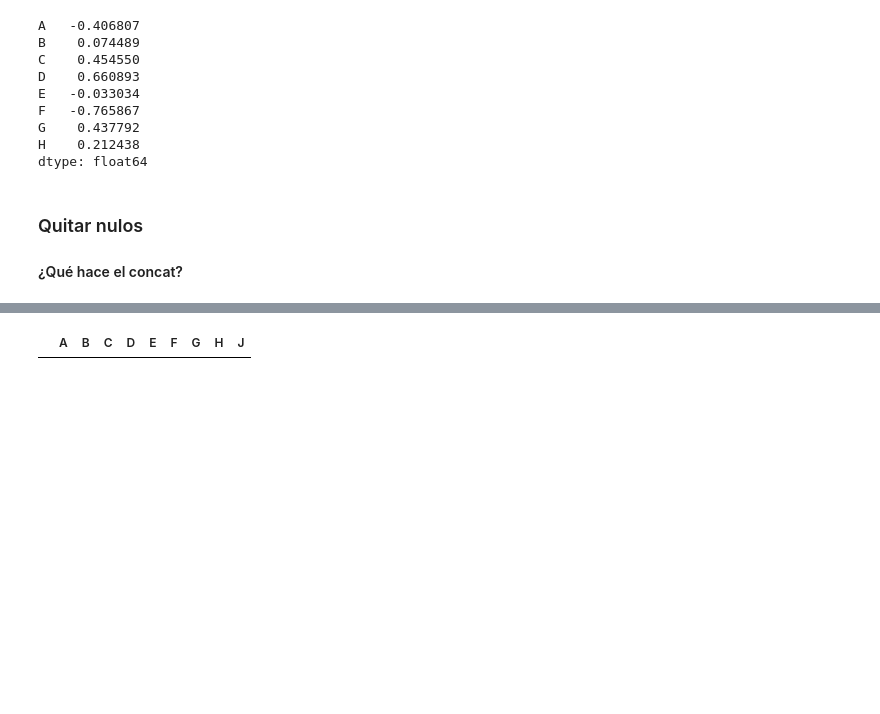
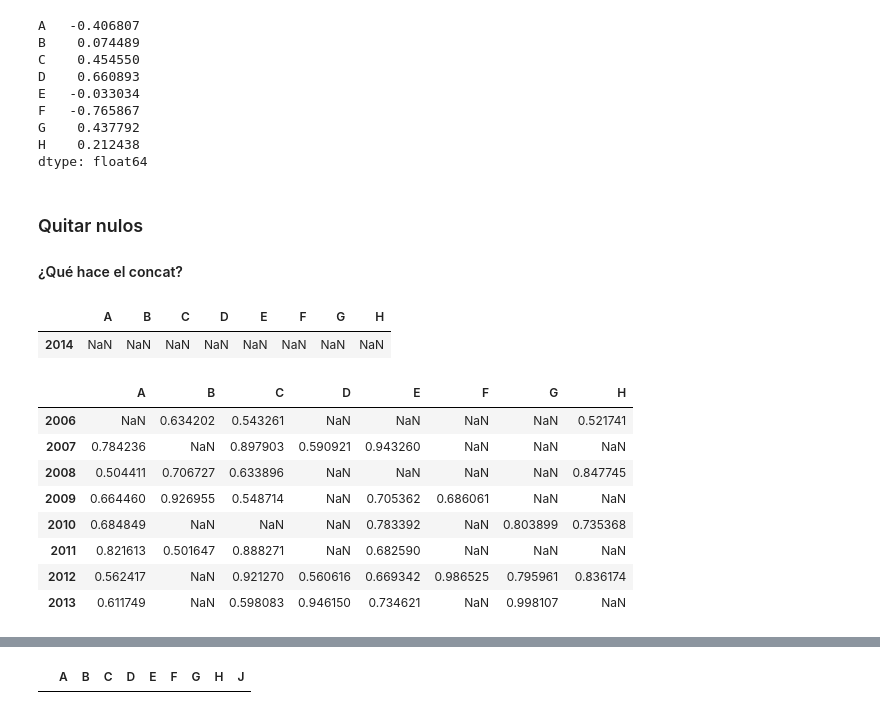
Before and after one commit to Santiago-Echeverri-Arteaga/Programacion_UQ_Fisica, a Jupyter notebook: Codigos/Clase_25/practica_pandas.ipynb, the cells around one changed output, grey strips where cells are left out. Drawn from its saved outputs; the diff is of its cells as text; code cells hidden in the pictures; blank space fills up the shorter version.

```diff
--- a/Codigos/Clase_25/practica_pandas.ipynb
+++ b/Codigos/Clase_25/practica_pandas.ipynb
@@ -552,6 +583,23 @@ dtype: float64
 ### Quitar nulos
 
 #### ¿Qué hace el concat?
+# %%
+pd.DataFrame(np.nan,index=['2014'],columns=['A','B','C','D','E','F','G','H'])
+# %% [output]
+|  | A | B | C | D | E | F | G | H |
+| 2014 | NaN | NaN | NaN | NaN | NaN | NaN | NaN | NaN |
+# %%
+frame2[frame2>0.5]
+# %% [output]
+|  | A | B | C | D | E | F | G | H |
+| 2006 | NaN | 0.634202 | 0.543261 | NaN | NaN | NaN | NaN | 0.521741 |
+| 2007 | 0.784236 | NaN | 0.897903 | 0.590921 | 0.943260 | NaN | NaN | NaN |
+| 2008 | 0.504411 | 0.706727 | 0.633896 | NaN | NaN | NaN | NaN | 0.847745 |
+| 2009 | 0.664460 | 0.926955 | 0.548714 | NaN | 0.705362 | 0.686061 | NaN | NaN |
+| 2010 | 0.684849 | NaN | NaN | NaN | 0.783392 | NaN | 0.803899 | 0.735368 |
+| 2011 | 0.821613 | 0.501647 | 0.888271 | NaN | 0.682590 | NaN | NaN | NaN |
+| 2012 | 0.562417 | NaN | 0.921270 | 0.560616 | 0.669342 | 0.986525 | 0.795961 | 0.836174 |
+| 2013 | 0.611749 | NaN | 0.598083 | 0.946150 | 0.734621 | NaN | 0.998107 | NaN |
 # %%
 null = pd.DataFrame(np.nan,index=['2014'],columns=['A','B','C','D','E','F','G','H'])
 filtered = frame2[frame2>0.5]
```
Also changed, not shown: parts of 29 cells of this notebook, 1 other file.
